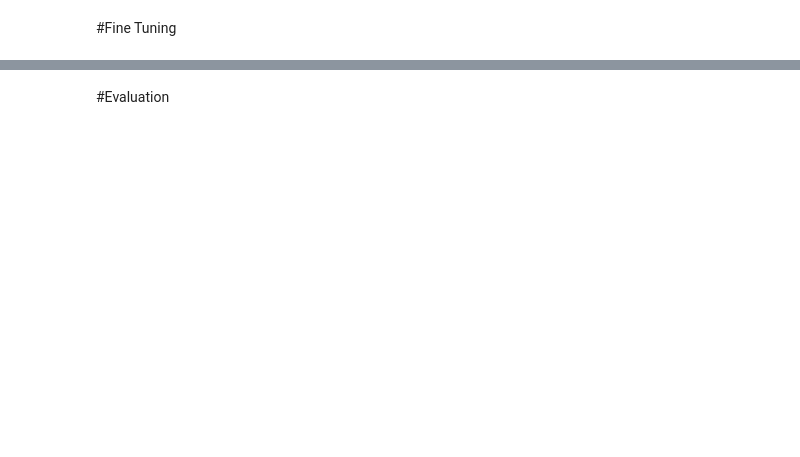
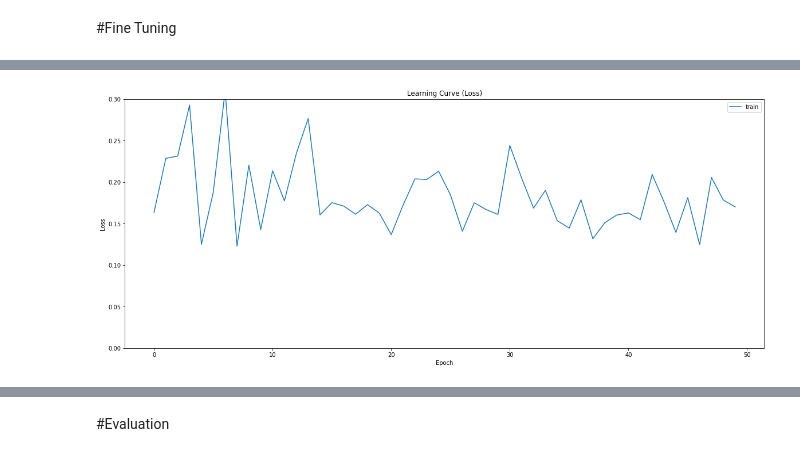
Before and after one commit to ZahraDehghanian97/pneumonia_diagnosis, a Jupyter notebook: pneumonia_diagnosis.ipynb, the cells around one changed output, grey strips where cells are left out. Drawn from its saved outputs; the diff is of its cells as text; code cells hidden in the pictures; blank space fills up the shorter version.

```diff
--- a/pneumonia_diagnosis.ipynb
+++ b/pneumonia_diagnosis.ipynb
@@ -386,13 +387,15 @@ history = model_pretrained.fit(ds_train,
 # %%
 fig, ax = plt.subplots(figsize=(20,8))
 sns.lineplot(x = history.epoch, y = history.history['loss'])
-sns.lineplot(x = history.epoch, y = history.history['val_loss'])
+# sns.lineplot(x = history.epoch, y = history.history['val_loss'])
 ax.set_title('Learning Curve (Loss)')
 ax.set_ylabel('Loss')
 ax.set_xlabel('Epoch')
 ax.set_ylim(0, 0.3)
 ax.legend(['train', 'val'], loc='best')
 plt.show()
+# %% [output]
+[figure, added]
 # %%
 fig, ax = plt.subplots(figsize=(20,8))
 sns.lineplot(x = history.epoch, y = history.history['binary_accuracy'])
```
Also changed, not shown: parts of 51 cells of this notebook.
